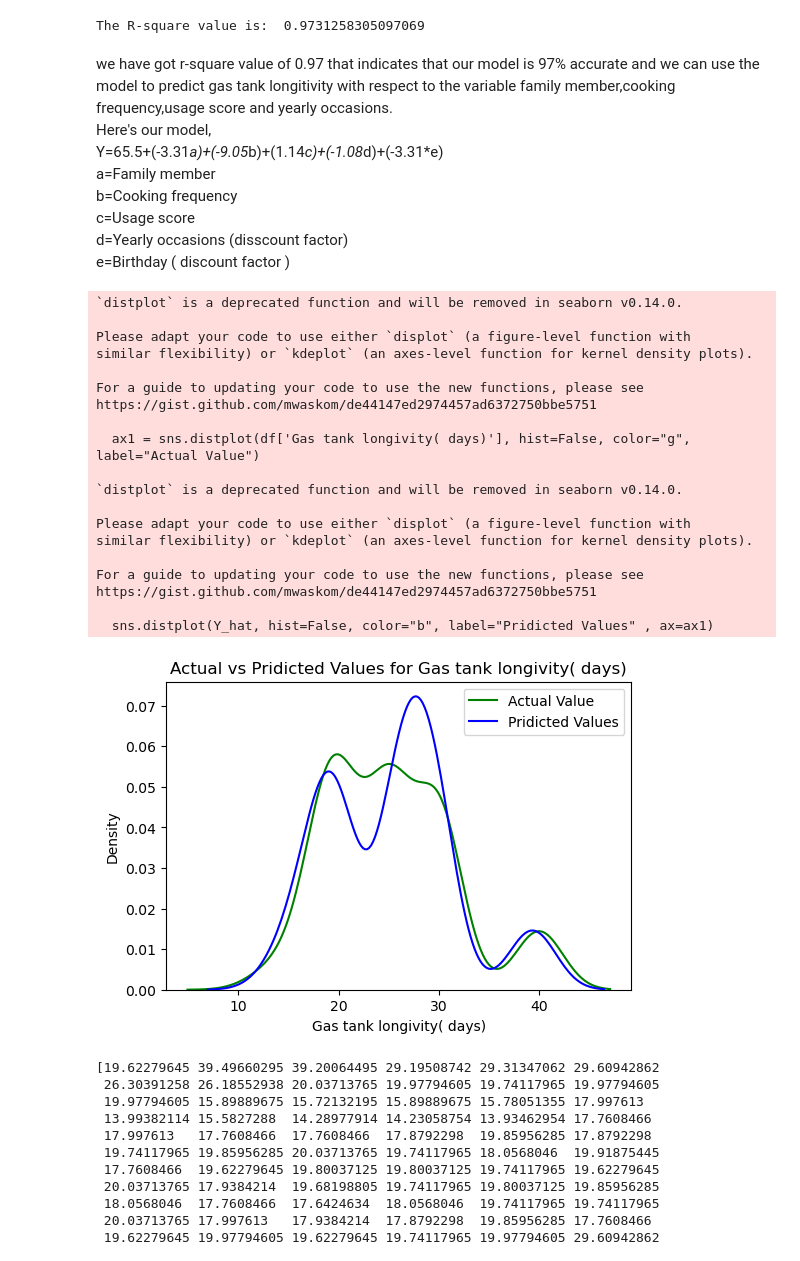
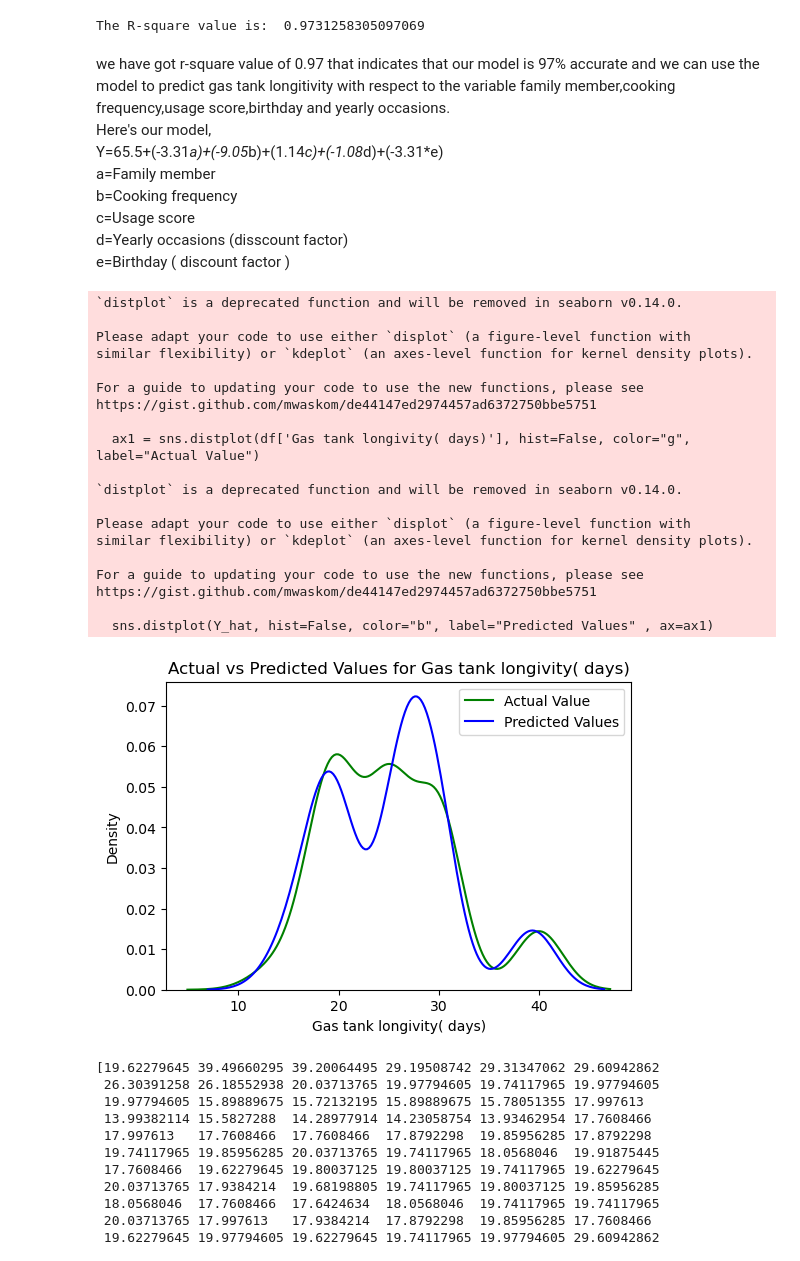
Before and after one commit to tahira3/Regression-Analysis-, a Jupyter notebook: predictibility model-2.ipynb, the cells around one changed output. Cells and saved outputs as stored; diff of their text form; code cells hidden in the pictures.

```diff
--- a/predictibility model-2.ipynb
+++ b/predictibility model-2.ipynb
@@ -150,7 +150,7 @@ print('The R-square value is: ', lm.score(Z, df['Gas tank longivity( days)']))
 # %% [output]
 The R-square value is:  0.9731258305097069
 # %% [markdown]
-we have got r-square value of 0.97 that indicates that our model is 97% accurate and we can use the model to predict gas tank longitivity with respect to the variable family member,cooking frequency,usage score and yearly occasions.<br></br>
+we have got r-square value of 0.97 that indicates that our model is 97% accurate and we can use the model to predict gas tank longitivity with respect to the variable family member,cooking frequency,usage score,birthday and yearly occasions.<br></br>
 Here's our model,<br></br>   Y=65.5+(-3.31*a)+(-9.05*b)+(1.14*c)+(-1.08*d)+(-3.31*e)<br></br>
 a=Family member<br></br>
 b=Cooking frequency<br></br>
@@ -164,38 +164,38 @@ plt.figure(figsize=(width, height))
 
 
 ax1 = sns.distplot(df['Gas tank longivity( days)'], hist=False, color="g", label="Actual Value")
-sns.distplot(Y_hat, hist=False, color="b", label="Pridicted Values" , ax=ax1)
+sns.distplot(Y_hat, hist=False, color="b", label="Predicted Values" , ax=ax1)
 
 
 
-plt.title('Actual vs Pridicted Values for Gas tank longivity( days)')
+plt.title('Actual vs Predicted Values for Gas tank longivity( days)')
 # plt.xlabel('Factors')
 # plt.ylabel('Gas tank longivity( days)')
 plt.legend()
 
 plt.show()
 plt.close()
 # %% [output]
 `distplot` is a deprecated function and will be removed in seaborn v0.14.0.
 
 Please adapt your code to use either `displot` (a figure-level function with
 similar flexibility) or `kdeplot` (an axes-level function for kernel density plots).
 
 For a guide to updating your code to use the new functions, please see
 https://gist.github.com/mwaskom/de44147ed2974457ad6372750bbe5751
 
   ax1 = sns.distplot(df['Gas tank longivity( days)'], hist=False, color="g", label="Actual Value")
 
 `distplot` is a deprecated function and will be removed in seaborn v0.14.0.
 
 Please adapt your code to use either `displot` (a figure-level function with
 similar flexibility) or `kdeplot` (an axes-level function for kernel density plots).
 
 For a guide to updating your code to use the new functions, please see
 https://gist.github.com/mwaskom/de44147ed2974457ad6372750bbe5751
 
-  sns.distplot(Y_hat, hist=False, color="b", label="Pridicted Values" , ax=ax1)
+  sns.distplot(Y_hat, hist=False, color="b", label="Predicted Values" , ax=ax1)
-[figure, old version]
+[figure, new version]
 # %%
 print(Y_hat)
 # %% [output]
```
